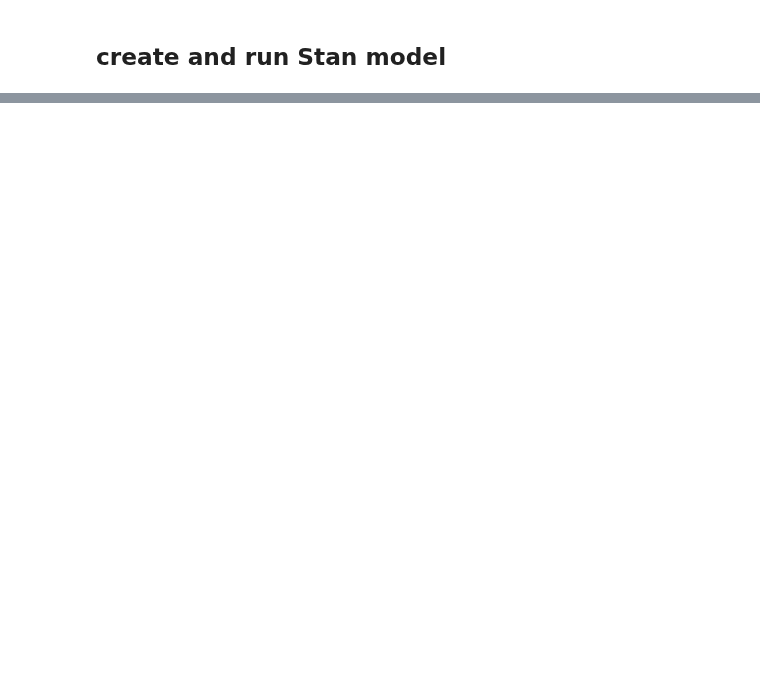
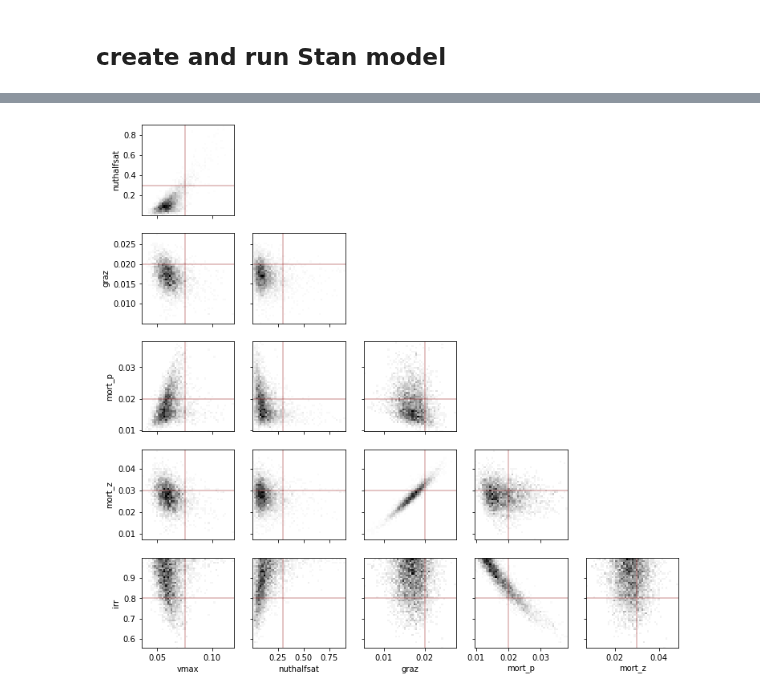
Before and after one commit to CBIOMES/bayesian_cbiomes, a Jupyter notebook: case_studies/npz/npz_py.ipynb, the cells around one changed output, grey strips where cells are left out. Drawn from its saved outputs; the diff is of its cells as text; code cells hidden in the pictures; blank space fills up the shorter version.

Commit message:
added pairs plot

```diff
--- a/case_studies/npz/npz_py.ipynb
+++ b/case_studies/npz/npz_py.ipynb
@@ -215,0 +216,23 @@ None
+# %%
+parameter_names = [k for k in theta.keys()]
+nparam = len(parameter_names)
+cmap = plt.get_cmap('gray_r')
+
+fig,axs = plt.subplots(nrows=nparam-1, ncols=nparam-1, sharex='col', sharey='row', figsize=(12,12))
+for ax in axs.flat:
+    ax.set_visible(False)
+for irow in range(1,nparam):
+    for icol in range(irow):
+        ax = axs[irow-1,icol]
+        ax.set_visible(True)
+        xname = parameter_names[icol]
+        yname = parameter_names[irow]
+        ax.hist2d(mcmc[xname],mcmc[yname],bins=50,cmap=cmap)
+        ax.axvline(theta[xname], color='darkred', alpha=0.3)
+        ax.axhline(theta[yname], color='darkred', alpha=0.3)
+        if icol == 0:
+            ax.set_ylabel(yname)
+        if irow == nparam-1:
+            ax.set_xlabel(xname)
+# %% [output]
+[figure, added]
```
Also changed, not shown: parts of 4 cells of this notebook.
